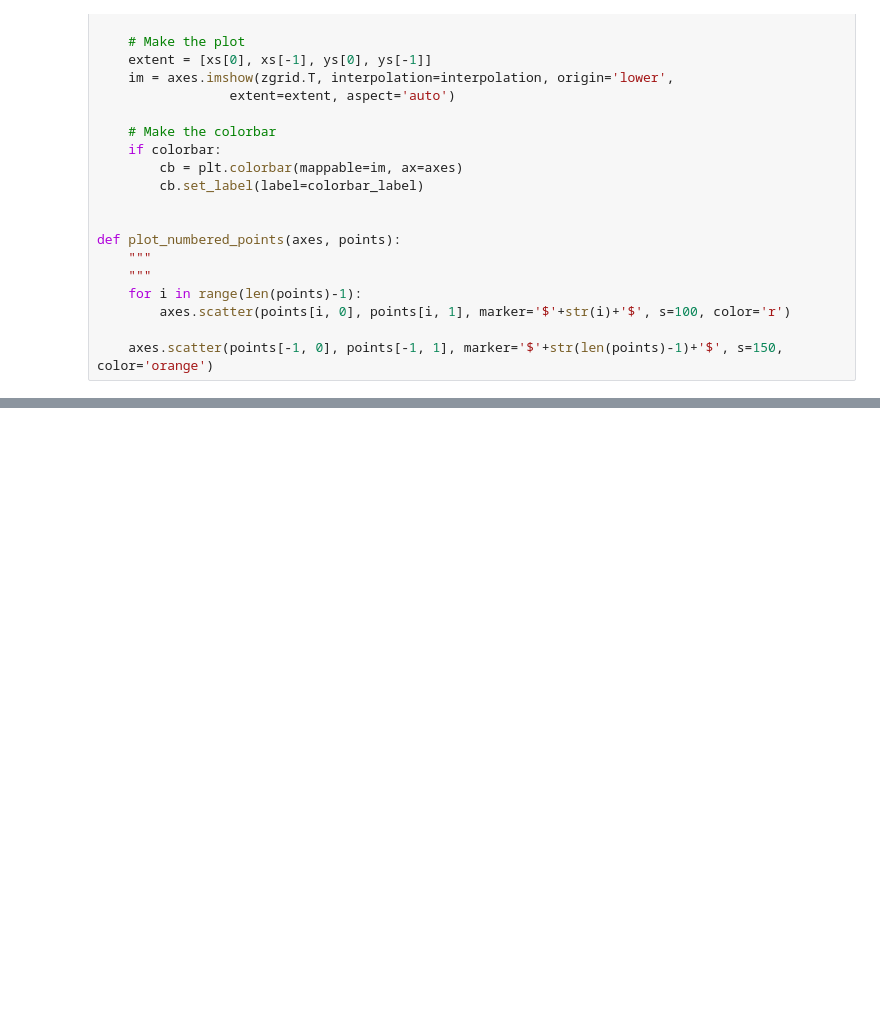
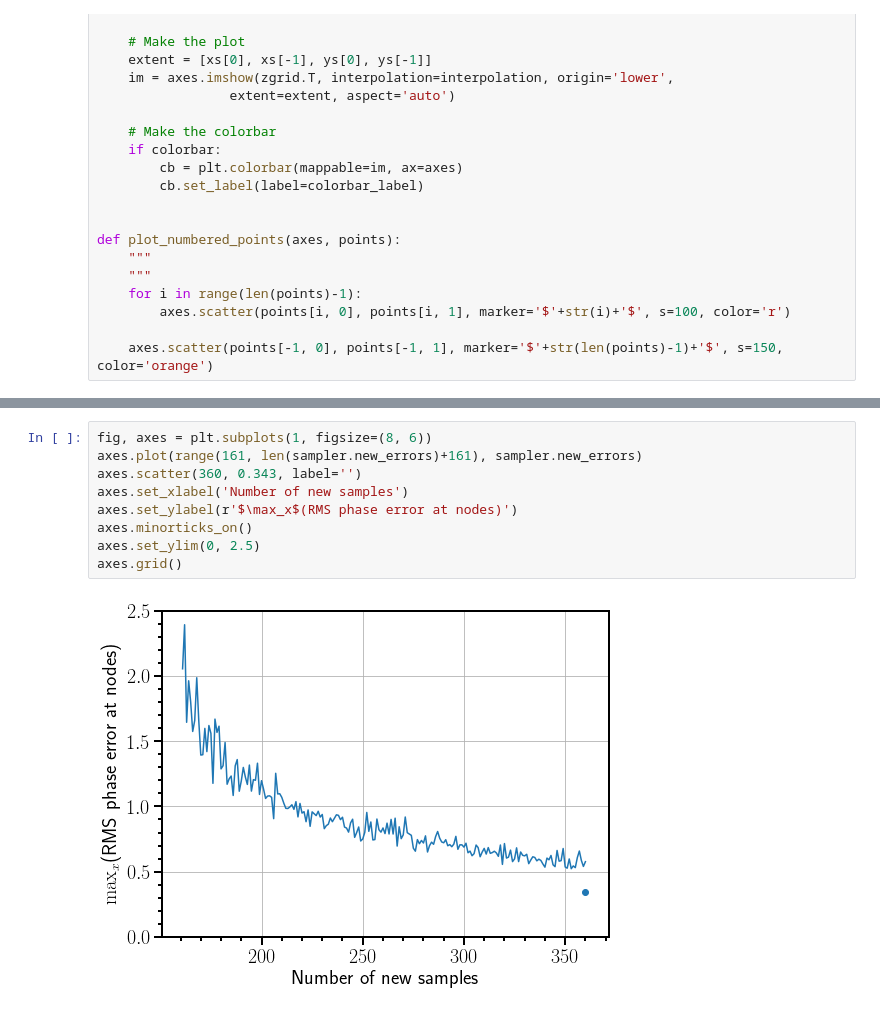
Before and after one commit to benjaminlackey/gpsurrogate, a Jupyter notebook: notebooks/UncertaintySampling.ipynb, the cells around one changed output, grey strips where cells are left out. Drawn from its saved outputs; the diff is of its cells as text; blank space fills up the shorter version.

```diff
--- a/notebooks/UncertaintySampling.ipynb
+++ b/notebooks/UncertaintySampling.ipynb
@@ -139,0 +122,11 @@ def plot_numbered_points(axes, points):
+# %%
+fig, axes = plt.subplots(1, figsize=(8, 6))
+axes.plot(range(161, len(sampler.new_errors)+161), sampler.new_errors)
+axes.scatter(360, 0.343, label='')
+axes.set_xlabel('Number of new samples')
+axes.set_ylabel(r'$\max_x$(RMS phase error at nodes)')
+axes.minorticks_on()
+axes.set_ylim(0, 2.5)
+axes.grid()
+# %% [output]
+[figure, added]
```
Also changed, not shown: parts of 39 cells of this notebook, 6 other files.
